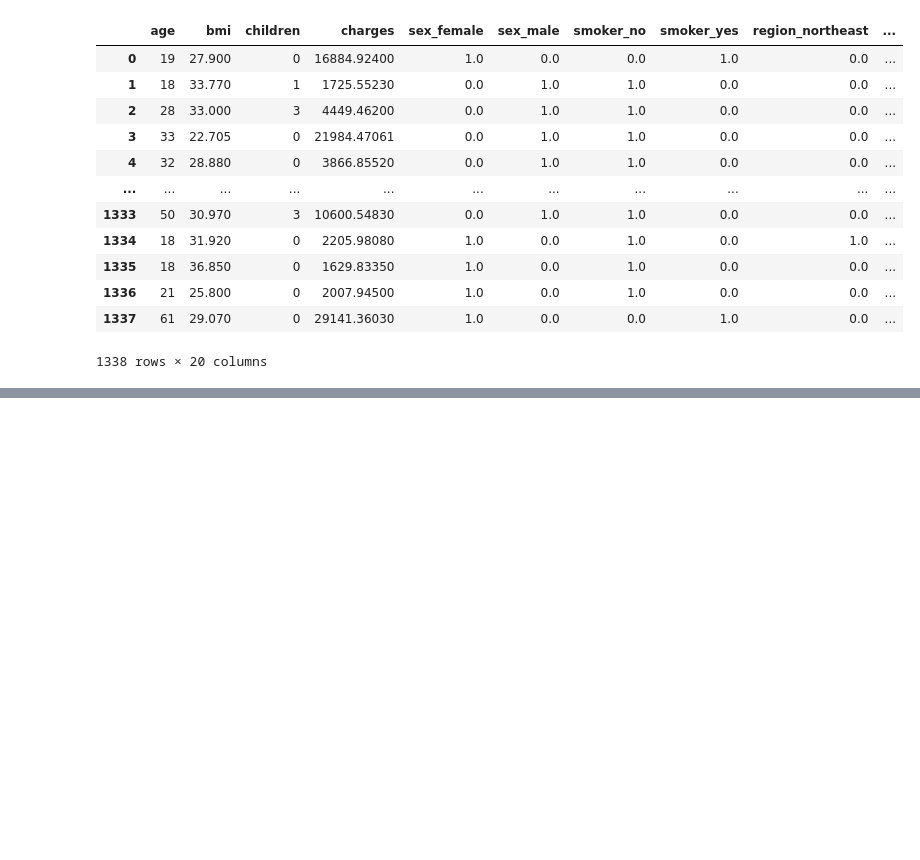
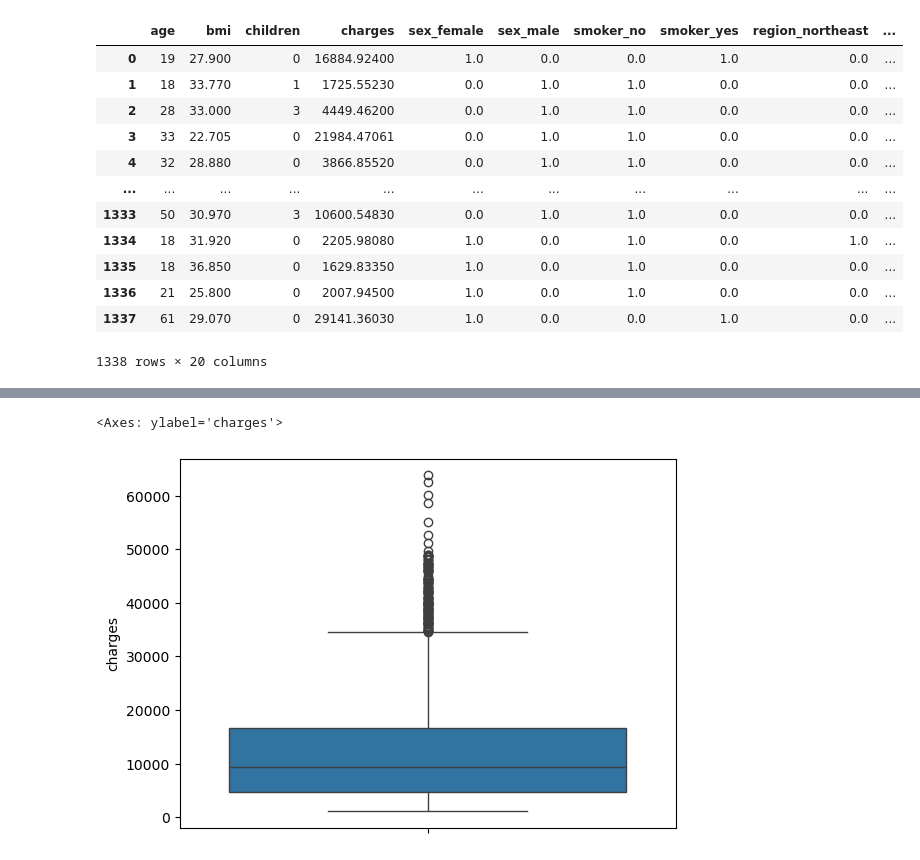
Before and after one commit to Bhargavvv412/insurance-cost-prediction, a Jupyter notebook: Notebooks/Training.ipynb, the cells around one changed output, grey strips where cells are left out. Cells and saved outputs as stored; diff of their text form; code cells hidden in the pictures; blank space fills up the shorter version.

```diff
--- a/Notebooks/Training.ipynb
+++ b/Notebooks/Training.ipynb
@@ -20,0 +31,4 @@ df.drop(columns="Unnamed: 0")
+# %%
+df =df.drop(columns=['Unnamed: 0','sex_female.1', 'sex_male.1', 'smoker_no.1', 'smoker_yes.1',
+       'region_northeast.1', 'region_northwest.1', 'region_southeast.1',
+       'region_southwest.1'])
@@ -20,0 +65,5 @@ df.drop(columns="Unnamed: 0")
+# %%
+sns.boxplot(data=df['charges'])
+# %% [output]
+<Axes: ylabel='charges'>
+[figure, added]
```
Also changed, not shown: parts of 27 cells of this notebook, 1 other file.
